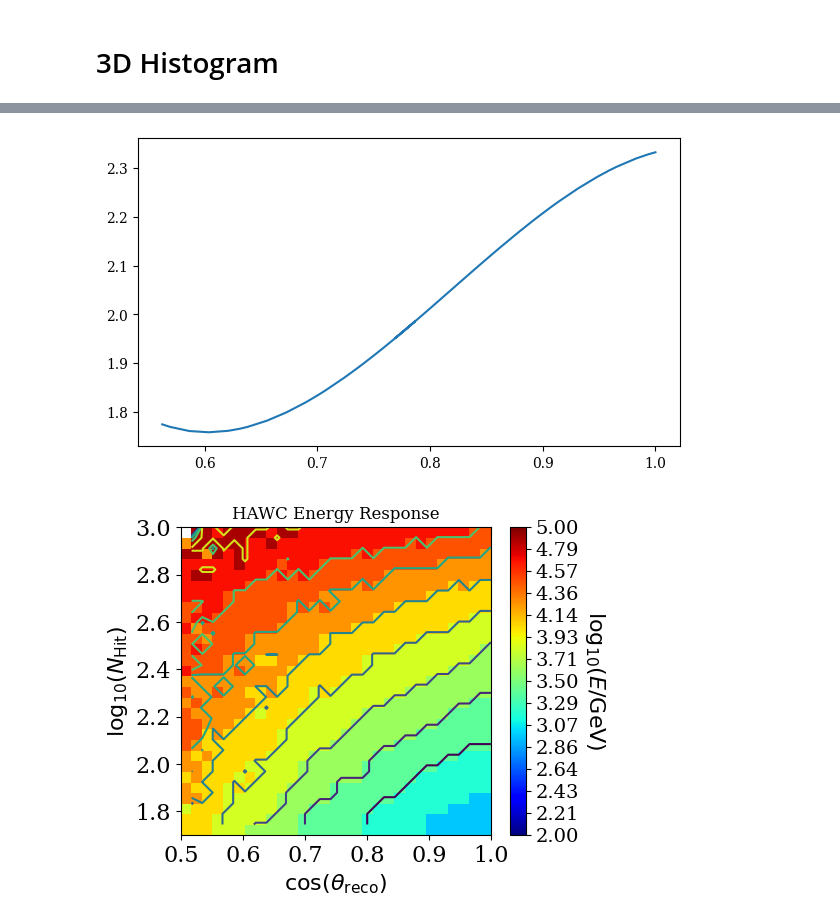
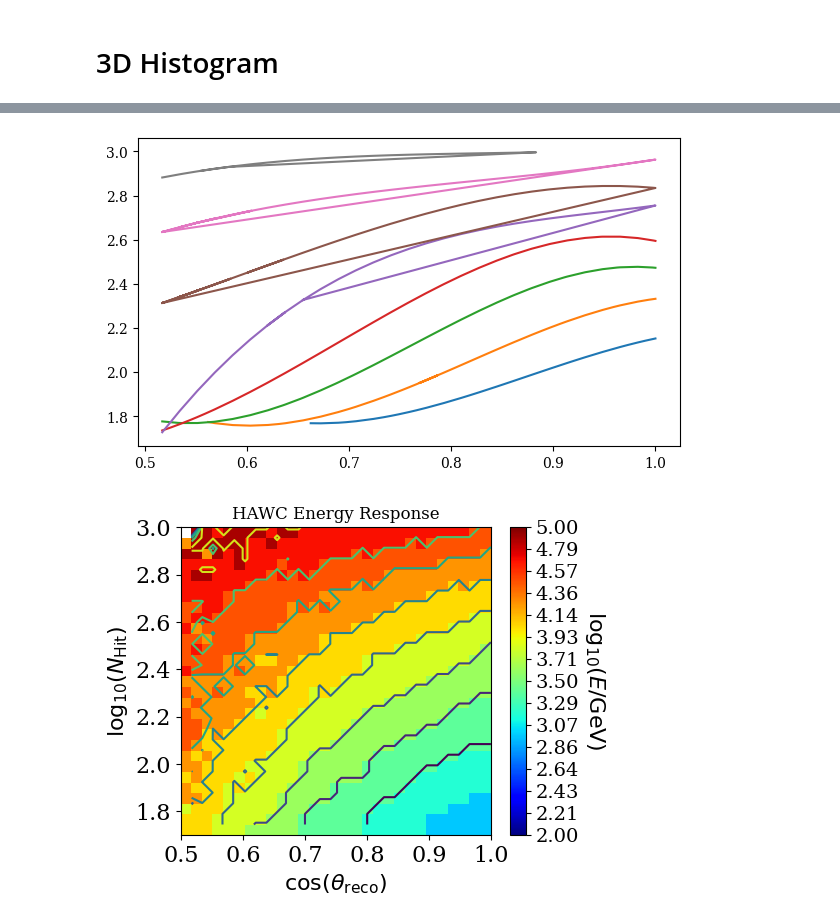
Before and after one commit to riyakore/WIPAC, a Jupyter notebook: Monte_Carlo_Data.ipynb, the cells around one changed output, grey strips where cells are left out. Drawn from its saved outputs; the diff is of its cells as text; code cells hidden in the pictures.

```diff
--- a/Monte_Carlo_Data.ipynb
+++ b/Monte_Carlo_Data.ipynb
@@ -385,5 +387,21 @@ def contour_lines_dict(contours):
 
     return lines_dict
+# %%
+def polynomial_func(lines_dict):
+    vertices_dict = {}
+    for i, line in enumerate(lines_dict.keys()):
+        x_data = lines_dict[line][0]
+        y_data = lines_dict[line][1]
+
+        if x_data.size == 0 or y_data.size == 0:
+            continue
+
+        p = np.polyfit(x_data, y_data, 3)
+        y_fit = np.zeros_like(x_data)
+        for j in range(len(p)):
+            y_fit += p[j] * (x_data ** (len(p) - 1 - j))
+        vertices_dict[f'line{i}'] = (x_data, y_fit)
+    return vertices_dict
 # %%
 intercept_paths_5 = make_energy_histo(pass_5_dict['rec proton energy'], pass_5_dict['zenith'], pass_5_dict['weight'],
                   pass_5_dict['pinc'], pass_5_dict['true energy'], pass_5_dict['nHit']
@@ -393,3 +411,4 @@ intercept_paths_5 = make_energy_histo(pass_5_dict['rec proton energy'], pass_5_d
 # %%
 vertices_5 = get_contour_verts(intercept_paths_5)
-vertices_dict_5 = contour_lines_dict(vertices_5)
+lines_dict_5 = contour_lines_dict(vertices_5)
+vertices_dict_5 = polynomial_func(lines_dict_5)
@@ -449,9 +415,11 @@ array([1.77463342, 1.76952446, 1.76095469, 1.75837917, 1.76135395,
-# %%
-plt.figure(figsize = (7,4))
-plt.plot(vertices_dict_5['line 1'][0], y)
-plt.show()
-# %% [output]
-[figure, removed]
+# %%
+plt.figure(figsize = (7,4))
+for line in vertices_dict_5.keys():
+    # plt.scatter(lines_dict_5[line][0], lines_dict_5[line][1])
+    plt.plot(vertices_dict_5[line][0], vertices_dict_5[line][1])
+plt.show()
+# %% [output]
+[figure, added]
 # %%
 intercept_paths_4 = make_energy_histo(pass_4_dict['rec proton energy'], pass_4_dict['zenith'], pass_4_dict['weight'],
                   pass_4_dict['pinc'], pass_4_dict['true energy'], pass_4_dict['nHit']
```
Also changed, not shown: parts of 35 cells of this notebook.
